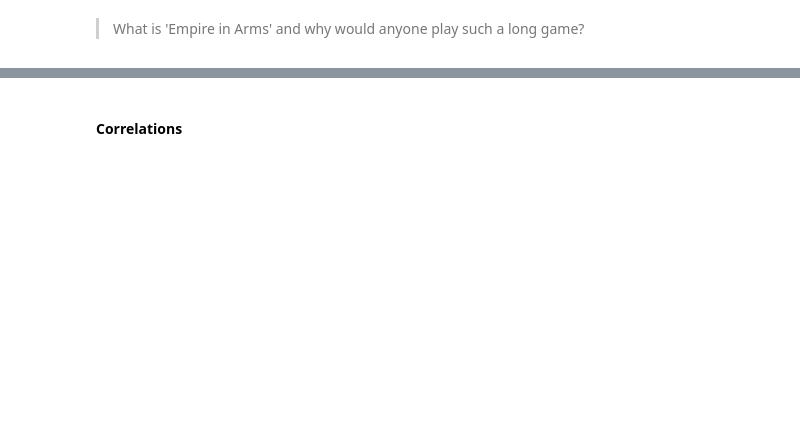
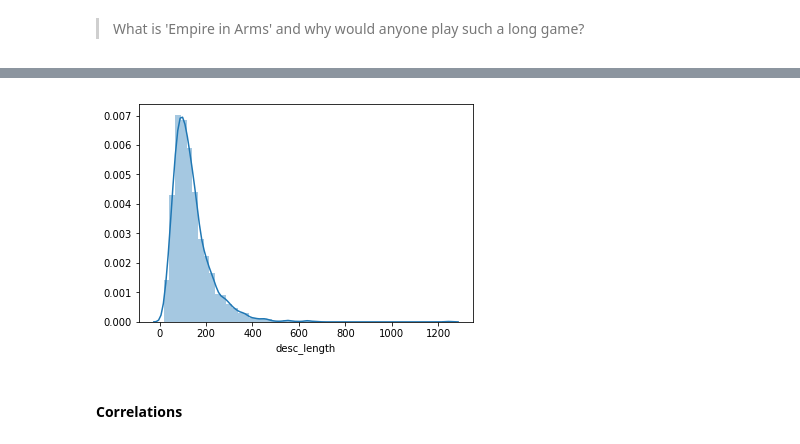
Before and after one commit to misty-garcia/board_games, a Jupyter notebook: top_games.ipynb, the cells around one changed output, grey strips where cells are left out. Saved outputs shown, nothing was run; the diff lists cells and outputs as text; code cells hidden in the pictures; blank space fills up the shorter version.

```diff
--- a/top_games.ipynb
+++ b/top_games.ipynb
@@ -329,3 +443,8 @@ df [df.min_time > 600]
+# %%
+sns.distplot(df.desc_length)
+plt.show()
+# %% [output]
+[figure, added]
 # %% [markdown]
 #### Correlations
 # %%
```
Also changed, not shown: parts of 27 cells of this notebook.
